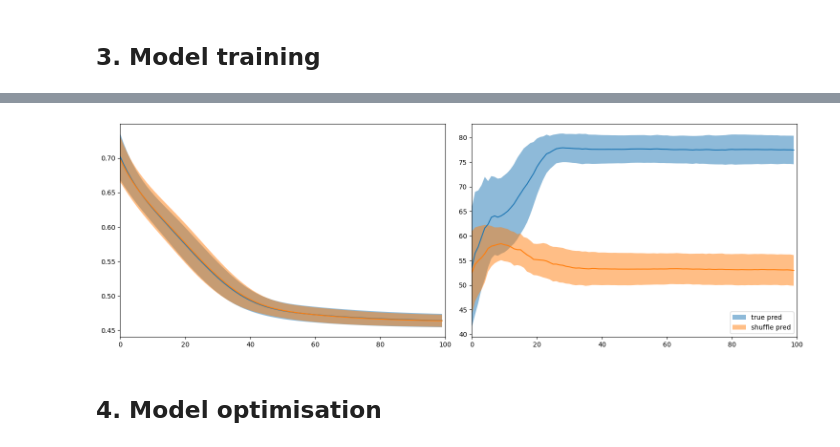
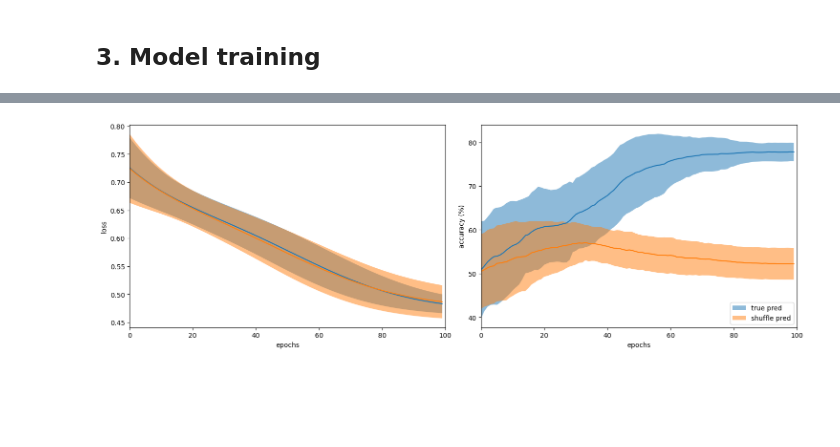
Before and after one commit to alexandre-laine/PyTorch-Tests, a Jupyter notebook: PyTorch_Titanic_Prediction.ipynb, the cells around one changed output, grey strips where cells are left out. Saved outputs shown, nothing was run; the diff lists cells and outputs as text; code cells hidden in the pictures; blank space fills up the shorter version.

```diff
--- a/PyTorch_Titanic_Prediction.ipynb
+++ b/PyTorch_Titanic_Prediction.ipynb
@@ -215,7 +215,7 @@ plt.show()
 # repet training parameters
 repet = 50
 num_epochs = 100
-N = 10
+N_neuron = 2
 
 # results vectors
 Loss = torch.zeros((repet, num_epochs))
@@ -234,8 +234,8 @@ for i in tqdm(range(repet)):
 
     # training
     Loss[i,:], Accuracy[i,:], model = train_model(
-                                    N=N,
-                                    c=X_train.shape[-1],
+                                    N_neuron=N_neuron,
+                                    N_feature=X_train.shape[-1],
                                     X_train=X_train,
                                     Y_train=Y_train,
                                     X_test=X_test,
@@ -246,8 +246,8 @@ for i in tqdm(range(repet)):
 
     # trainig on shuffle data
     shuff_Loss[i,:], shuff_Accuracy[i,:], model = train_model(
-                                    N=N,
-                                    c=X_train.shape[-1],
+                                    N_neuron=N_neuron,
+                                    N_feature=X_train.shape[-1],
                                     X_train=X_train,
                                     Y_train=Y_train,
                                     X_test=X_test,
@@ -258,31 +258,33 @@ for i in tqdm(range(repet)):
 # %%
 colors = ["true pred","shuffle pred"]
 
 # results presentation
 fig,ax = plt.subplots(nrows=1, ncols=2, figsize=(15,5), sharex=True)
 
 # loss functions
 for X0 in [Loss, shuff_Loss]:
     ax[0].fill_between(range(num_epochs),
                            X0.mean(axis=0) - X0.std(axis=0),
                            X0.mean(axis=0) + X0.std(axis=0),
                            alpha=0.5)
     ax[0].plot(range(num_epochs), X0.mean(axis=0))
+ax[0].set_xlabel("epochs")
+ax[0].set_ylabel("loss")
 
 # accuracy plot
 for i,X1 in enumerate([Accuracy, shuff_Accuracy]):
     ax[1].fill_between(range(num_epochs),
                            X1.mean(axis=0) - X1.std(axis=0),
                            X1.mean(axis=0) + X1.std(axis=0),
                            label=f"{colors[i]}", alpha=0.5)
     ax[1].plot(range(num_epochs), X1.mean(axis=0))
+ax[1].set_xlabel("epochs")
+ax[1].set_ylabel("accuracy (%)")
 
 ax[1].set_xlim(0, num_epochs)
 ax[1].legend(loc="lower right")
 
 plt.tight_layout()
 plt.show()
 # %% [output]
-[figure, old version]
+[figure, new version]
-# %% [markdown]
-## 4. Model optimisation
```
Also changed, not shown: parts of 5 cells of this notebook.
